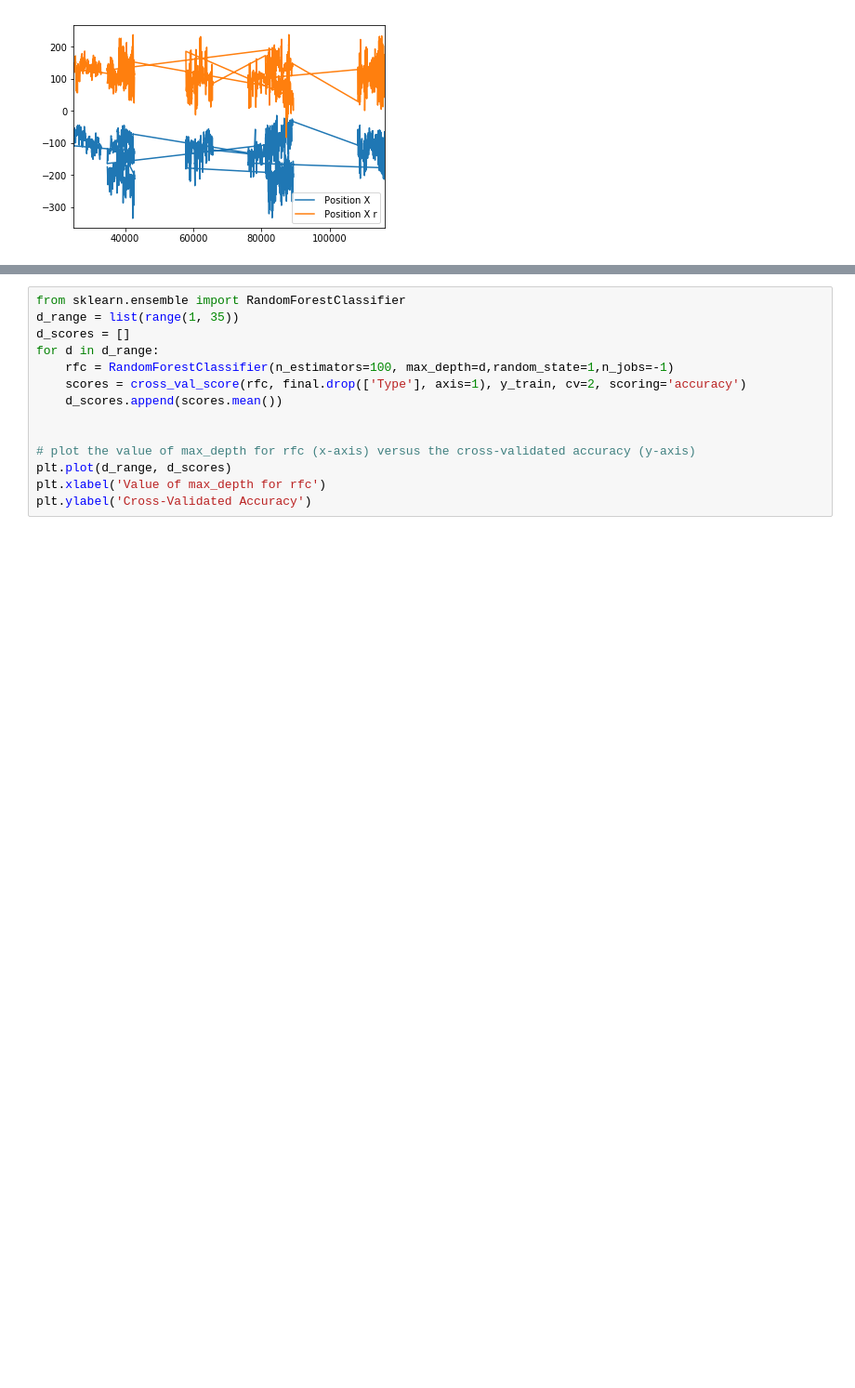
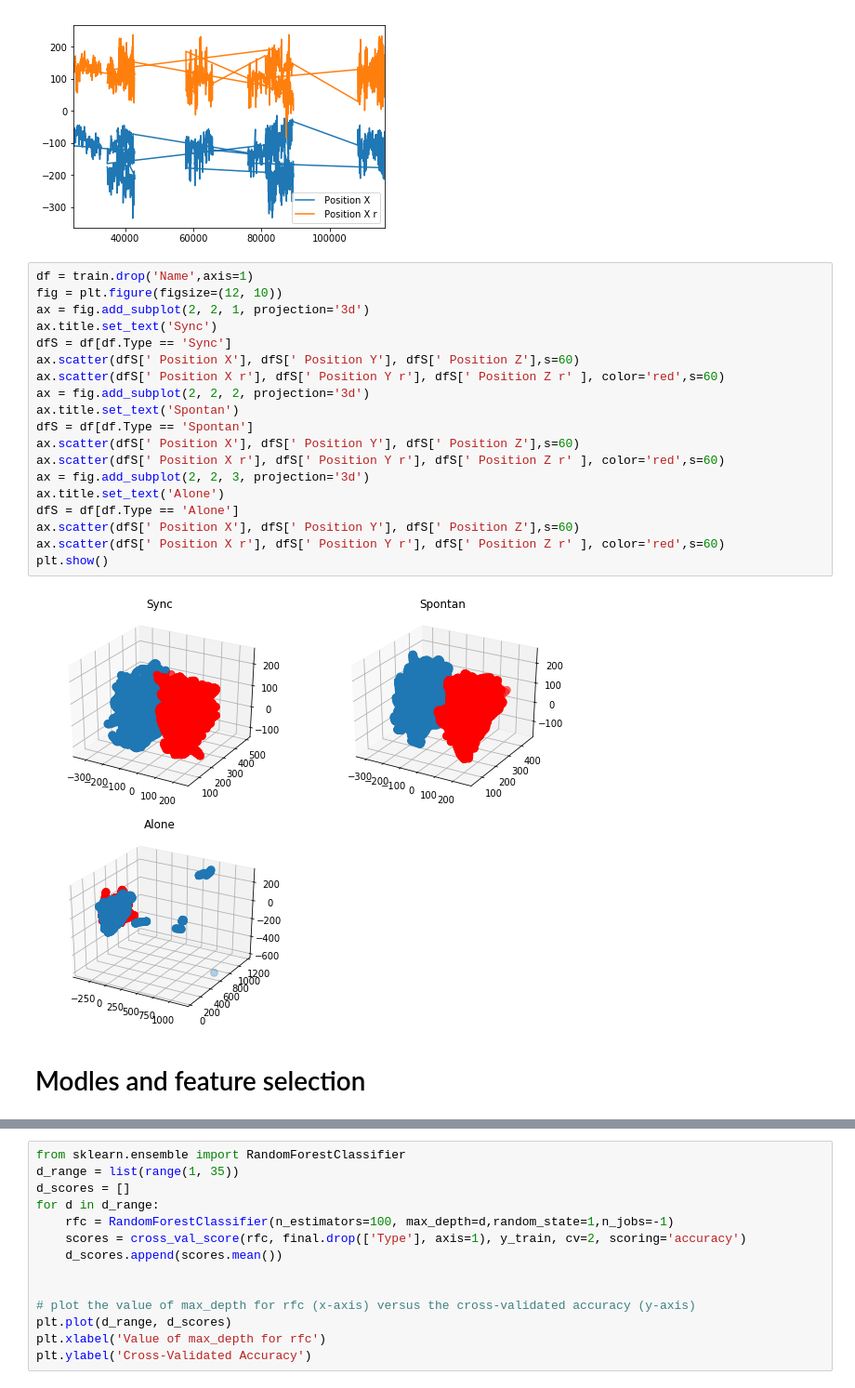
Before and after one commit to RoiPeleg/Datavis-project, a Jupyter notebook: hand recogntion.ipynb, the cells around one changed output, grey strips where cells are left out. Shown at 93% size. Saved outputs shown, nothing was run; the diff lists cells and outputs as text; blank space fills up the shorter version.

Commit message:
Orgnized by stages and drawn 3d graphs

```diff
--- a/hand recogntion.ipynb
+++ b/hand recogntion.ipynb
@@ -192,3 +180,26 @@ dtype: object
 [figure]
 [figure]
 [figure]
+# %%
+df = train.drop('Name',axis=1)
+fig = plt.figure(figsize=(12, 10))
+ax = fig.add_subplot(2, 2, 1, projection='3d')
+ax.title.set_text('Sync')
+dfS = df[df.Type == 'Sync']
+ax.scatter(dfS[' Position X'], dfS[' Position Y'], dfS[' Position Z'],s=60)
+ax.scatter(dfS[' Position X r'], dfS[' Position Y r'], dfS[' Position Z r' ], color='red',s=60)
+ax = fig.add_subplot(2, 2, 2, projection='3d')
+ax.title.set_text('Spontan')
+dfS = df[df.Type == 'Spontan']
+ax.scatter(dfS[' Position X'], dfS[' Position Y'], dfS[' Position Z'],s=60)
+ax.scatter(dfS[' Position X r'], dfS[' Position Y r'], dfS[' Position Z r' ], color='red',s=60)
+ax = fig.add_subplot(2, 2, 3, projection='3d')
+ax.title.set_text('Alone')
+dfS = df[df.Type == 'Alone']
+ax.scatter(dfS[' Position X'], dfS[' Position Y'], dfS[' Position Z'],s=60)
+ax.scatter(dfS[' Position X r'], dfS[' Position Y r'], dfS[' Position Z r' ], color='red',s=60)
+plt.show()
+# %% [output]
+[figure, added]
+# %% [markdown]
+# Modles and feature selection
```
Also changed, not shown: parts of 8 cells of this notebook.
